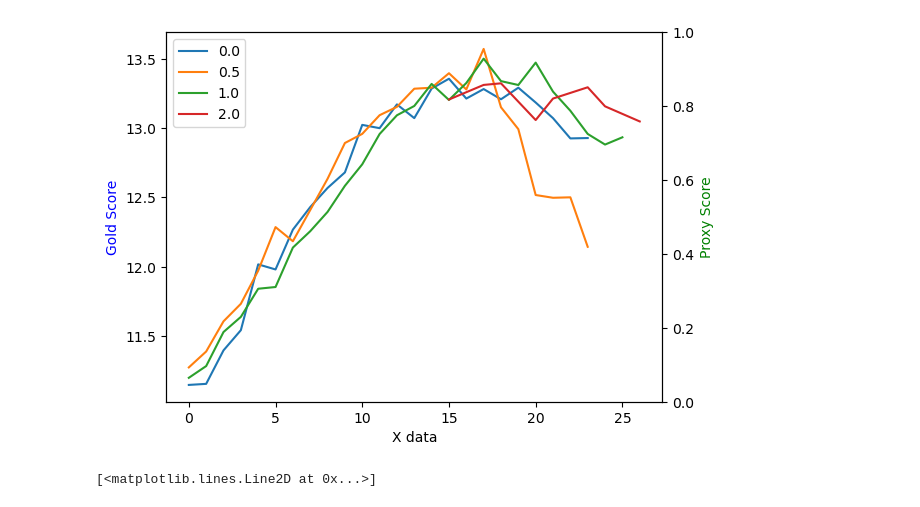
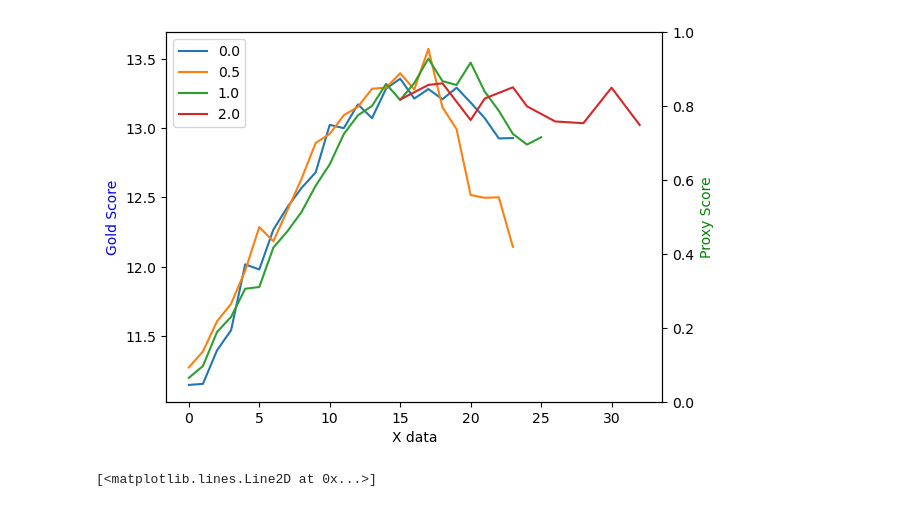
Before and after one commit to winnie0617/trl, a Jupyter notebook: gm_results.ipynb, the cells around one changed output. Saved outputs shown, nothing was run; the diff lists cells and outputs as text; code cells hidden in the pictures.

```diff
--- a/gm_results.ipynb
+++ b/gm_results.ipynb
@@ -27,36 +27,36 @@ for rg in [(0,8), (8,16), (16,24)]:
 # raw = pd.read_csv("/home/winnie/trl/results/coef0.5_raw_reward.csv", index_col=0)
 penalized = pd.read_csv("/home/winnie/trl/results/coef1.0_penalized.csv", index_col=0)
 
 # raw = raw["ppo_llamavanilla_gradaccu1_gradnorm1_bs2048_coef0.5 - env/reward_mean"].values
 penalized = penalized["ppo_llamavanilla_gradaccu1_gradnorm1_bs2048_coef1.0 - ppo/returns/mean"].values
 # print(penalized)
 # plt.plot(range(len(gold)), gold)
 # plt.plot(range(len(my_rm)), my_rm)
 
 x = range(len(gold1))
 # y1 = gold
 # y2 = raw
 
 fig, ax1 = plt.subplots()
-x2 = [15, 17, 18, 20, 21, 23, 24, 26]
-gold2 = [13.207281718963165, 13.312585266030014, 13.324160129604365, 13.059046725784448, 13.214145634379264, 13.295489427012278, 13.157912687585267, 13.048921384720327]
+x2 = [15, 17, 18, 20, 21, 23, 24, 26, 28, 30, 32]
+gold2 = [13.207281718963165, 13.312585266030014, 13.324160129604365, 13.059046725784448, 13.214145634379264, 13.295489427012278, 13.157912687585267, 13.048921384720327,13.036238062755798, 13.292590381991815, 13.022979195088677]
 ax2 = ax1.twinx()
 # ax1.plot(x, y1, 'g-')
 ax1.plot(range(len(gold0)), gold0, label="0.0")
 ax1.plot(range(len(gold5)), gold5, label="0.5")
 ax1.plot(range(len(gold1)), gold1, label="1.0")
 ax1.plot(x2,gold2, label="2.0")
 # ax2.plot(range(len(penalized)), penalized)
 # ax2.plot(x, y3, 'r-')
 
 ax1.set_xlabel('X data')
 ax1.set_ylabel('Gold Score', color='b')
 ax2.set_ylabel('Proxy Score', color='g')
 
 ax1.legend()
 plt.show()
 # %% [output]
-[figure, old version]
+[figure, new version]
 # %%
 plt.plot(gold0)
 plt.plot(gold1)
```
Also changed, not shown: 2 other files.
